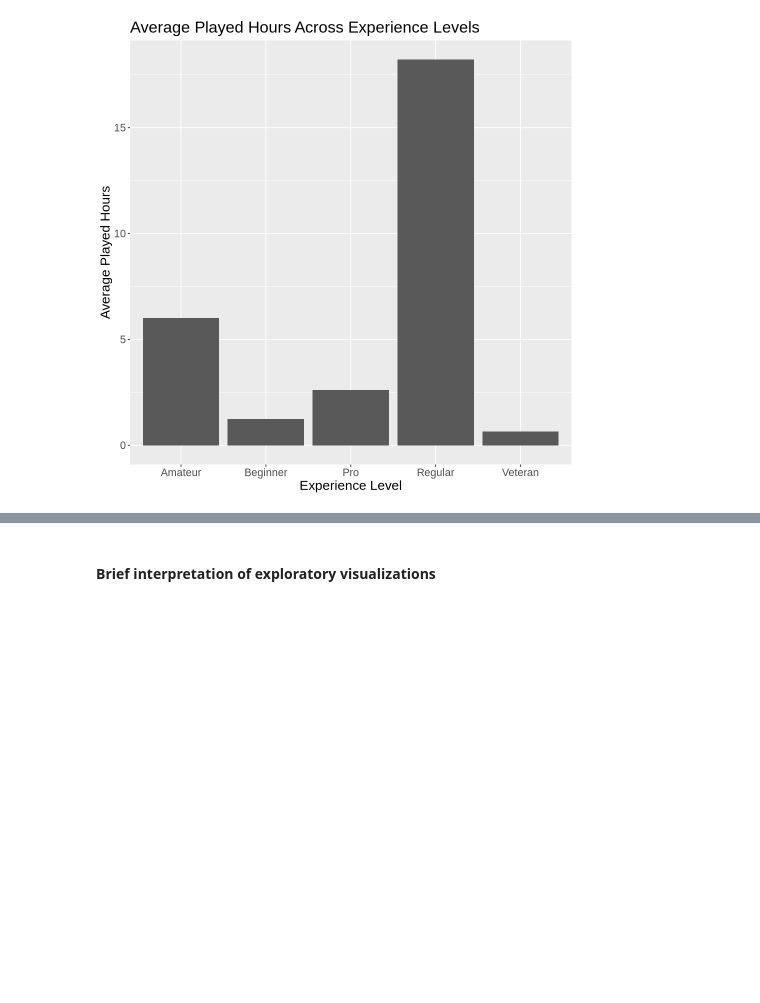
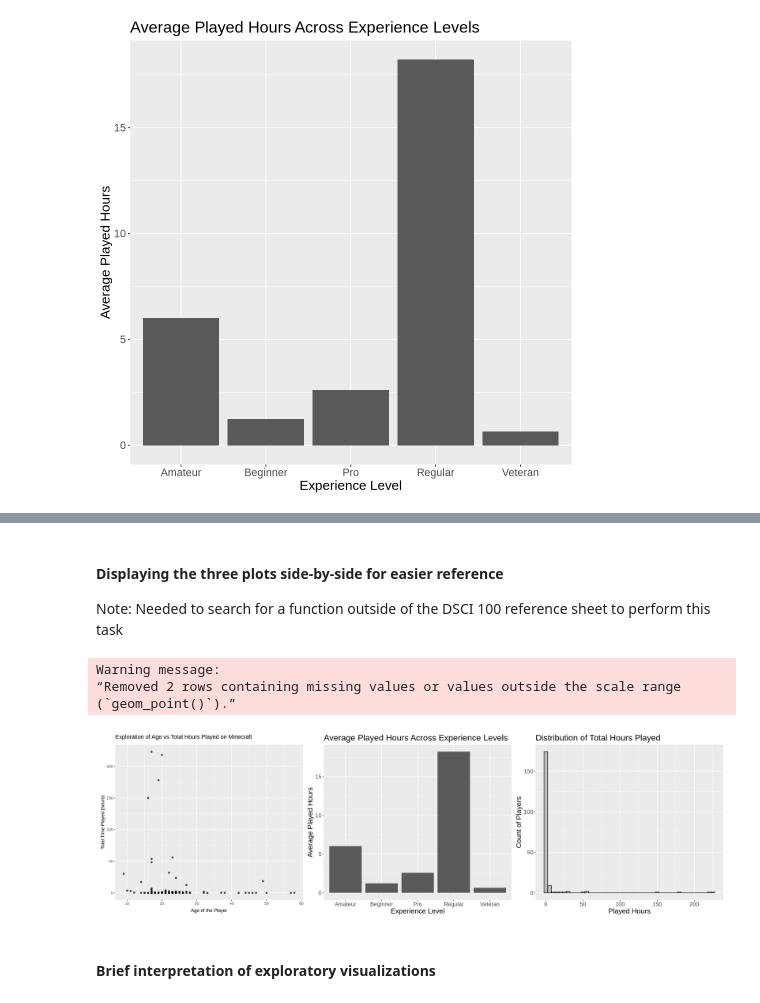
Before and after one commit to angelicaa-p/project_final_report_group, a Jupyter notebook: project_planning_stage_individual.ipynb, the cells around one changed output, grey strips where cells are left out. Saved outputs shown, nothing was run; the diff lists cells and outputs as text; code cells hidden in the pictures; blank space fills up the shorter version.

```diff
--- a/project_planning_stage_individual.ipynb
+++ b/project_planning_stage_individual.ipynb
@@ -558,2 +558,15 @@ hist_played_hours
+# %% [markdown]
+#### Displaying the three plots side-by-side for easier reference
+Note: Needed to search for a function outside of the DSCI 100 reference sheet to perform this task
+# %%
+library(patchwork) # attaching library
+
+options(repr.plot.width = 20, repr.plot.height = 6)
+(hours_vs_age_plot | hours_by_experience_plot | hist_played_hours)
+# %% [output]
+Warning message:
+“Removed 2 rows containing missing values or values outside the scale range
+(`geom_point()`).”
+[figure, added]
 # %% [markdown]
 #### Brief interpretation of exploratory visualizations
```
Also changed, not shown: parts of 4 cells of this notebook.
